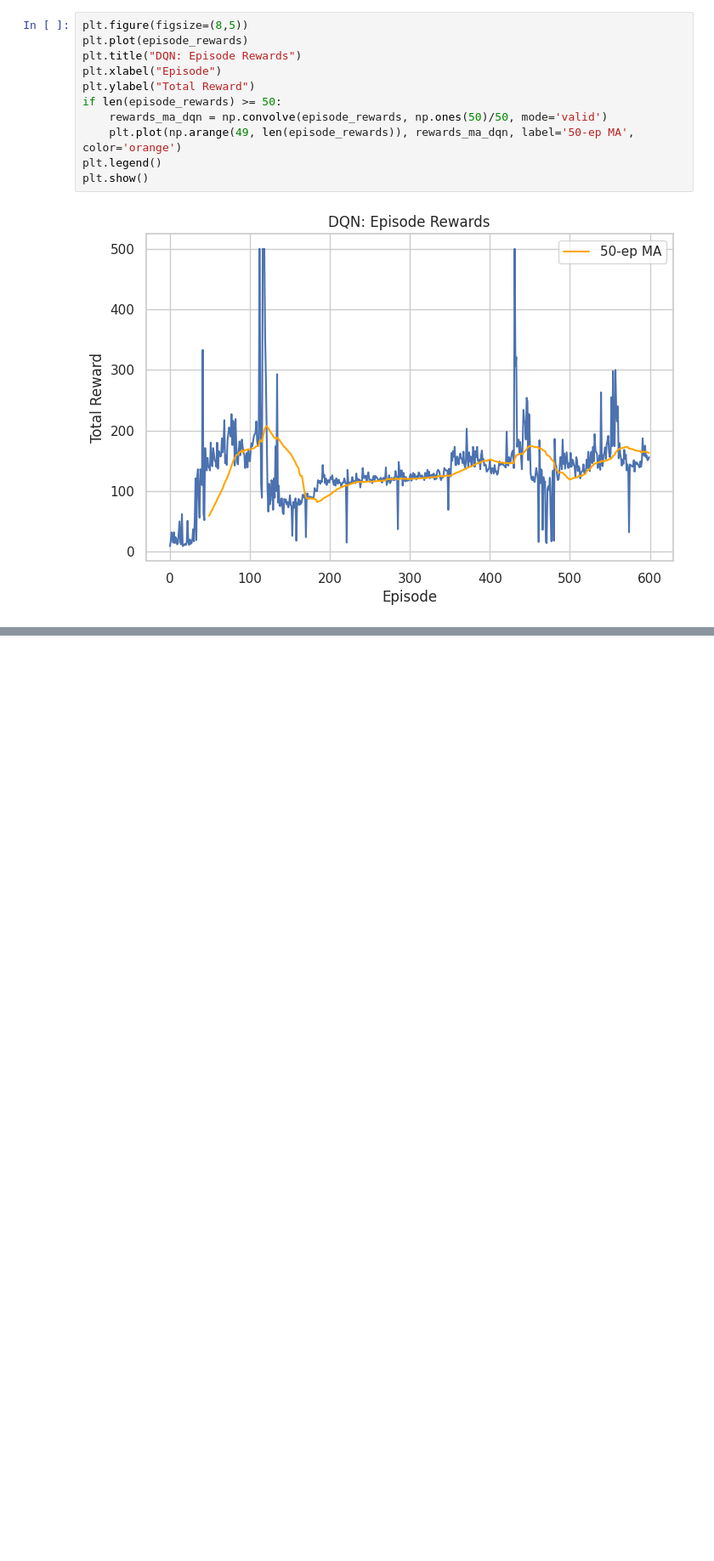
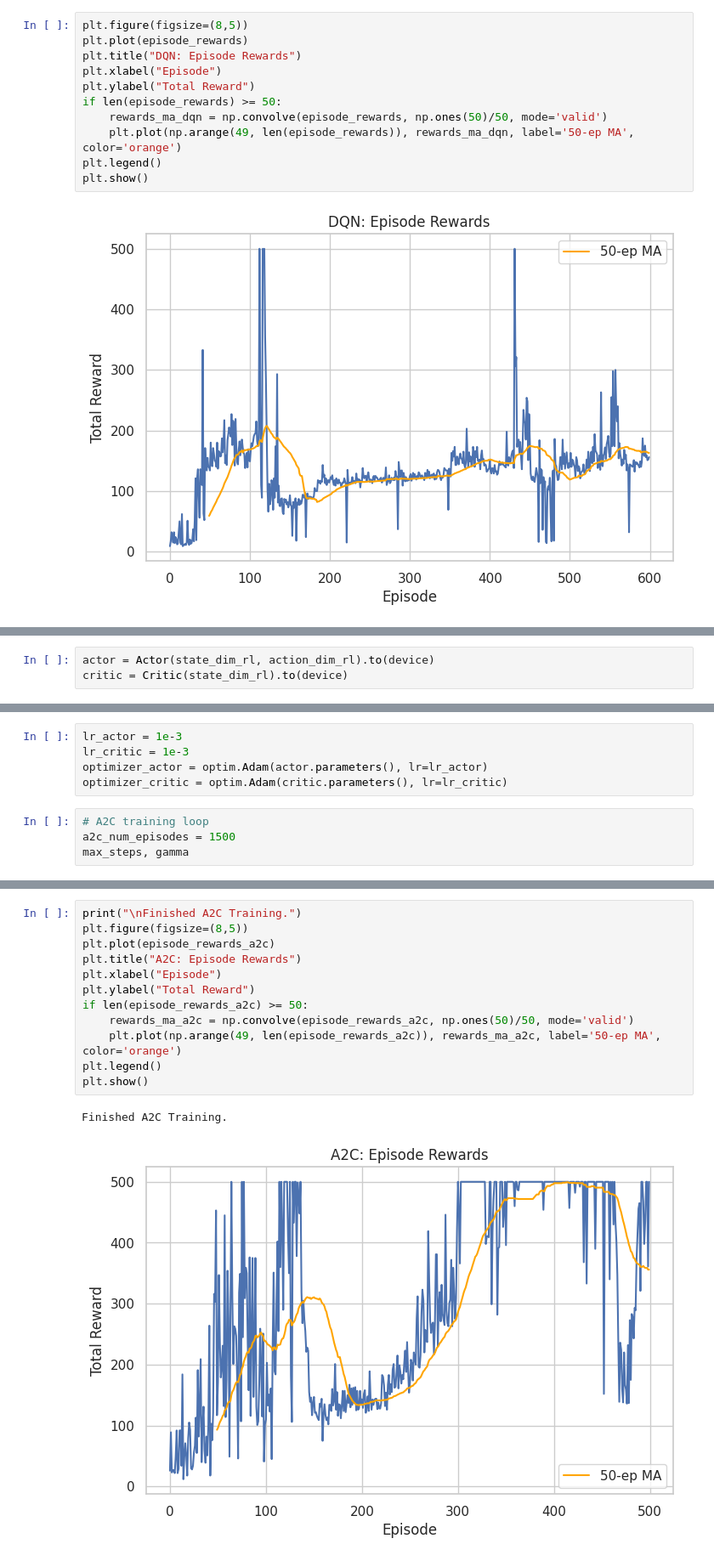
Before and after one commit to sandeshjung/Machine-Learning-Foundation, a Jupyter notebook: 07_Reinforcement_learning/dqn_and_actor_critic.ipynb, the cells around one changed output, grey strips where cells are left out. Shown: that part at 85% size. Saved outputs shown, nothing was run; the diff lists cells and outputs as text; blank space fills up the shorter version.

Commit message:
feat: actor critic

```diff
--- a/07_Reinforcement_learning/dqn_and_actor_critic.ipynb
+++ b/07_Reinforcement_learning/dqn_and_actor_critic.ipynb
@@ -253,0 +289,3 @@ plt.show()
+# %%
+actor = Actor(state_dim_rl, action_dim_rl).to(device)
+critic = Critic(state_dim_rl).to(device)
@@ -253,0 +308,9 @@ plt.show()
+# %%
+lr_actor = 1e-3
+lr_critic = 1e-3
+optimizer_actor = optim.Adam(actor.parameters(), lr=lr_actor)
+optimizer_critic = optim.Adam(critic.parameters(), lr=lr_critic)
+# %%
+# A2C training loop
+a2c_num_episodes = 1500
+max_steps, gamma
@@ -253,0 +422,15 @@ plt.show()
+# %%
+print("\nFinished A2C Training.")
+plt.figure(figsize=(8,5))
+plt.plot(episode_rewards_a2c)
+plt.title("A2C: Episode Rewards")
+plt.xlabel("Episode")
+plt.ylabel("Total Reward")
+if len(episode_rewards_a2c) >= 50:
+    rewards_ma_a2c = np.convolve(episode_rewards_a2c, np.ones(50)/50, mode='valid')
+    plt.plot(np.arange(49, len(episode_rewards_a2c)), rewards_ma_a2c, label='50-ep MA', color='orange')
+plt.legend()
+plt.show()
+# %% [output]
+Finished A2C Training.
+[figure, added]
```
Also changed, not shown: parts of 7 cells of this notebook.
